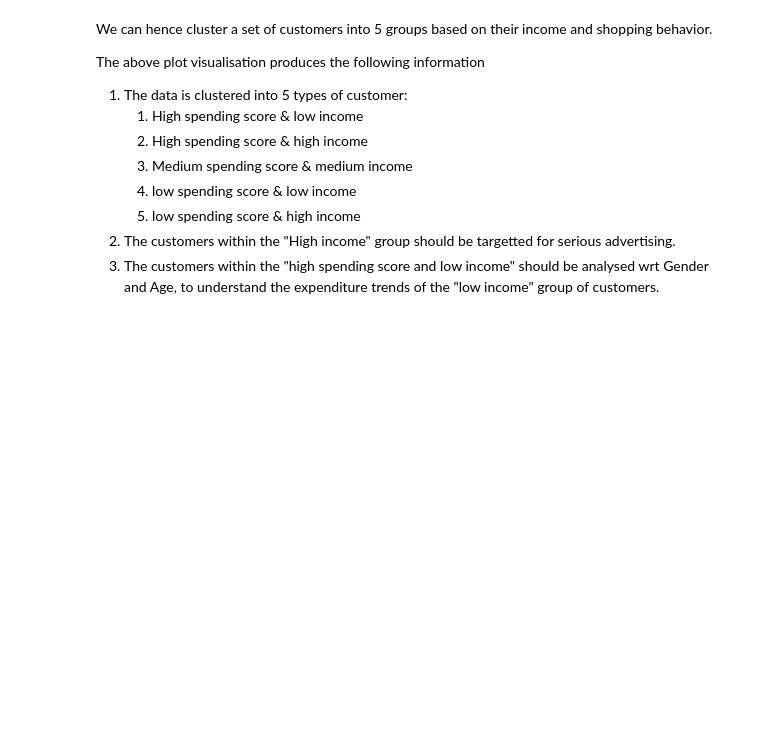
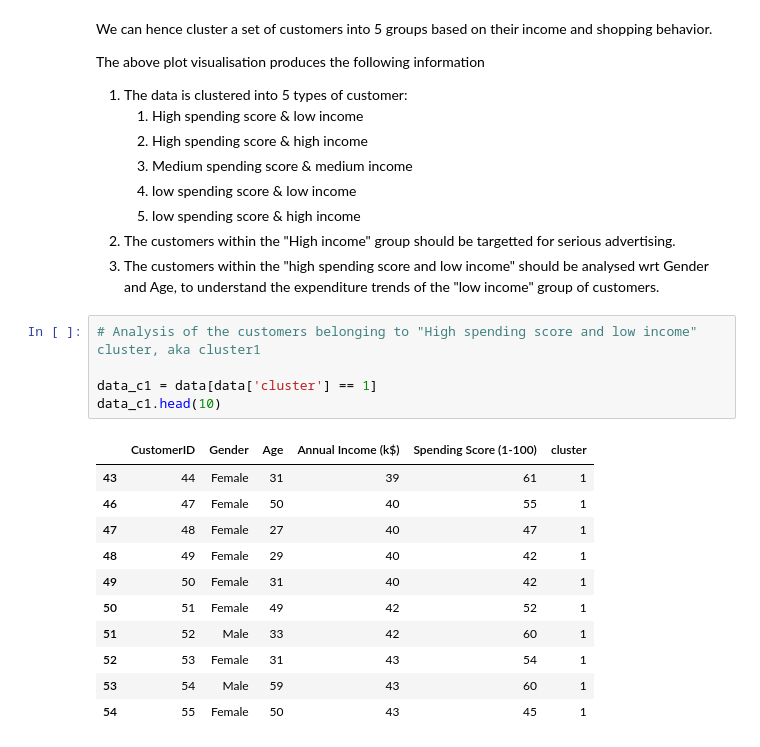
Before and after one commit to Shankhanil/Customer-data-analysis, a Jupyter notebook: Analysis of Customer data of a Mall.ipynb, the cells around one changed output. Drawn from its saved outputs; the diff is of its cells as text; blank space fills up the shorter version.

```diff
--- a/Analysis of Customer data of a Mall.ipynb
+++ b/Analysis of Customer data of a Mall.ipynb
@@ -210,3 +210,20 @@ The above plot visualisation produces the following information
     5. low spending score & high income
 2. The customers within the "High income" group should be targetted for serious advertising.
 3. The customers within the "high spending score and low income" should be analysed wrt Gender and Age, to understand the expenditure trends of the "low income" group of customers.
+# %%
+# Analysis of the customers belonging to "High spending score and low income" cluster, aka cluster1
+
+data_c1 = data[data['cluster'] == 1]
+data_c1.head(10)
+# %% [output]
+|  | CustomerID | Gender | Age | Annual Income (k$) | Spending Score (1-100) | cluster |
+| 43 | 44 | Female | 31 | 39 | 61 | 1 |
+| 46 | 47 | Female | 50 | 40 | 55 | 1 |
+| 47 | 48 | Female | 27 | 40 | 47 | 1 |
+| 48 | 49 | Female | 29 | 40 | 42 | 1 |
+| 49 | 50 | Female | 31 | 40 | 42 | 1 |
+| 50 | 51 | Female | 49 | 42 | 52 | 1 |
+| 51 | 52 | Male | 33 | 42 | 60 | 1 |
+| 52 | 53 | Female | 31 | 43 | 54 | 1 |
+| 53 | 54 | Male | 59 | 43 | 60 | 1 |
+| 54 | 55 | Female | 50 | 43 | 45 | 1 |
```
Also changed, not shown: parts of 1 cell of this notebook.
